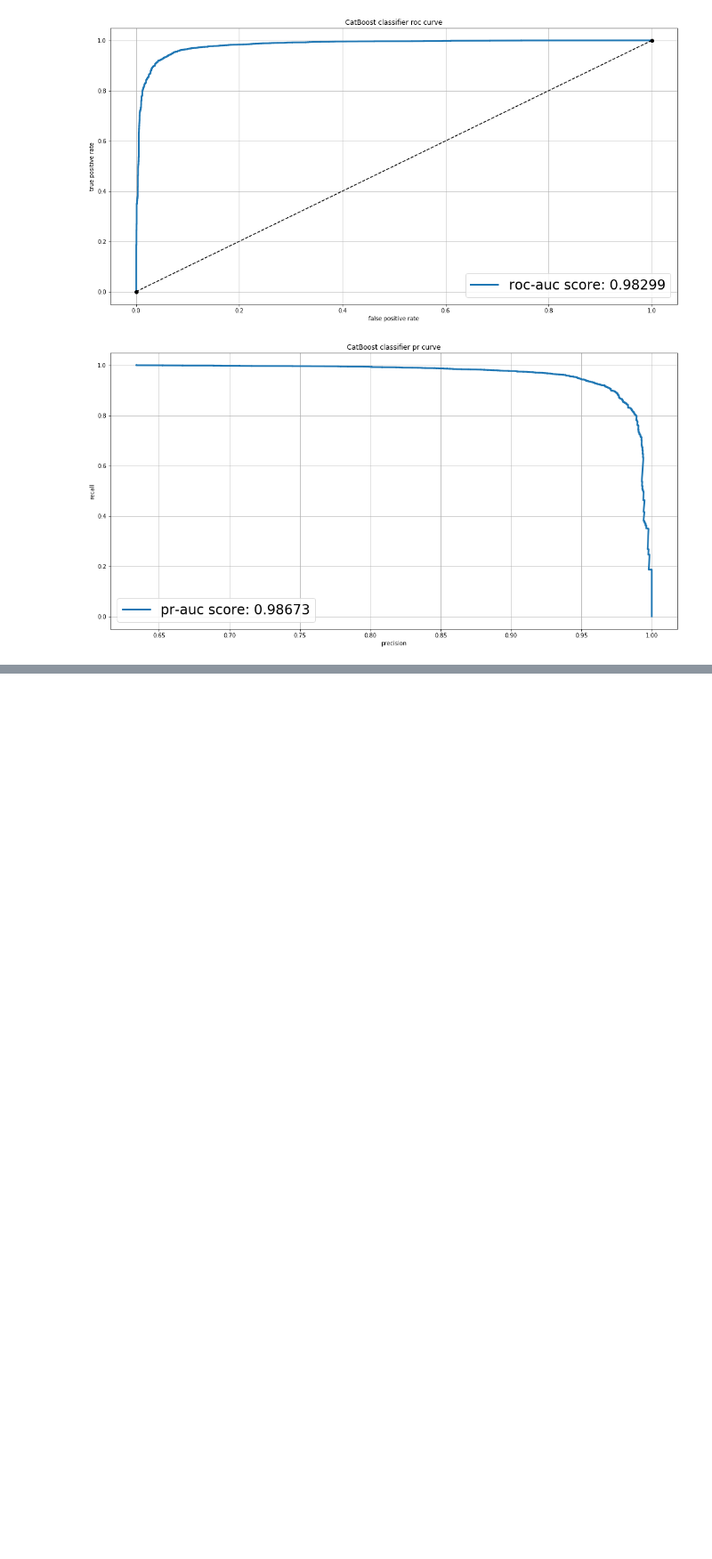
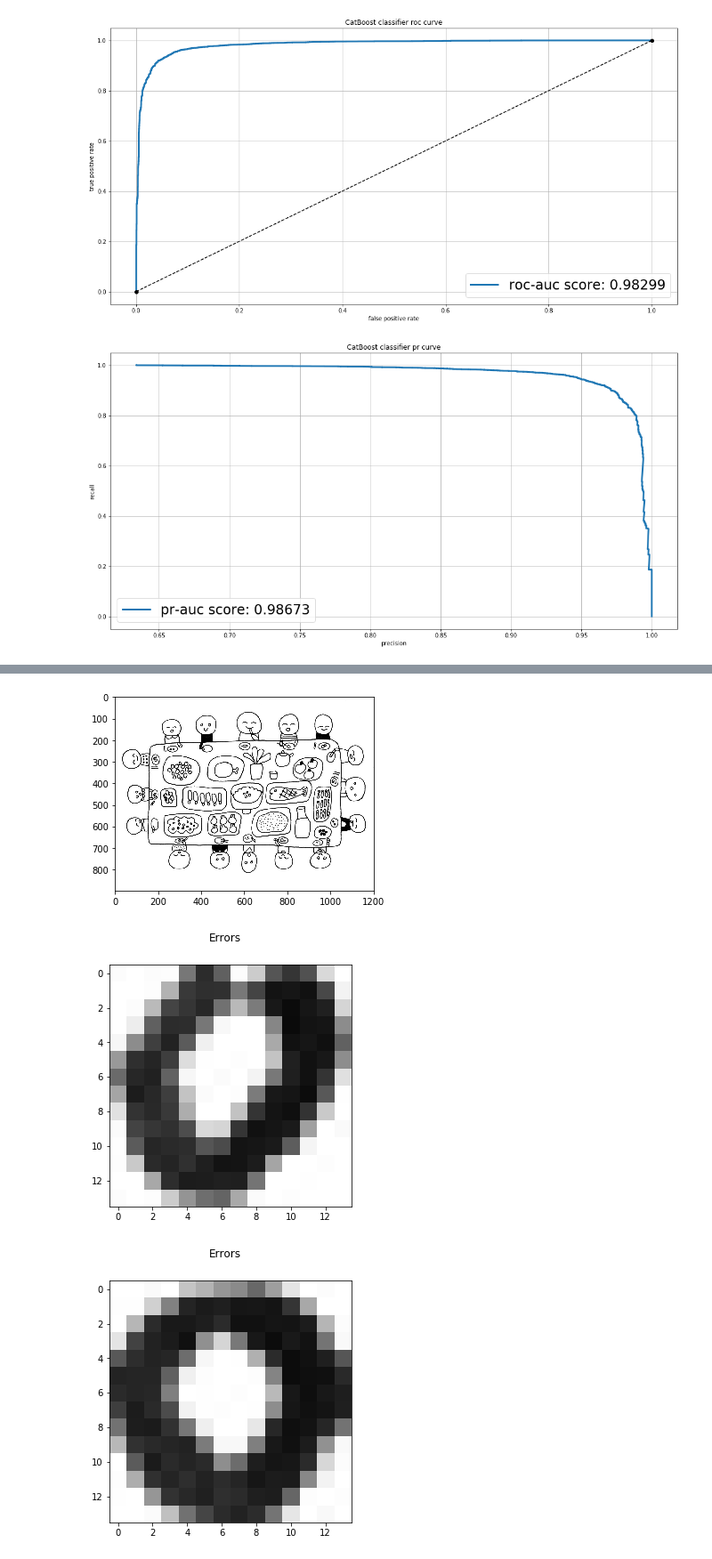
Before and after one commit to Thorn461/Documents_Processing, a Jupyter notebook: 2 - DA/DA.ipynb, the cells around one changed output, grey strips where cells are left out. Shown: that part at 89% size. Saved outputs shown, nothing was run; the diff lists cells and outputs as text; code cells hidden in the pictures; blank space fills up the shorter version.

```diff
--- a/2 - DA/DA.ipynb
+++ b/2 - DA/DA.ipynb
@@ -212,0 +188,38 @@ Predicted as non-text: 111 blocks
+# %%
+# Посмотрим ггде он больше всего ошибся
+choosen_xml = './Nontext/938.xml'
+choosen_img = './Nontext/938.jpg'
+# %%
+x = parse_img(choosen_xml)
+imshow(Image.open(choosen_img))
+predictions = best_clf.predict(x)
+ones = (predictions == 1).sum()
+zeroes = (predictions == 0).sum()
+
+false_predicted = [i for i in range(len(predictions)) if predictions[i] == 1]
+cropped_ims = []
+im = Image.open(choosen_img)
+
+for index in false_predicted:
+    crop_rectangle = tuple(x[index][-4:])
+    cropped_ims.append(im.crop(crop_rectangle))
+
+for cropped_im in tqdm.tqdm_notebook(cropped_ims[:10]):
+    plt.figure(figsize=(7, 5))
+    plt.imshow(cropped_im)
+    plt.suptitle("Errors")
+    plt.show()
+
+for filename in os.listdir(text_dir):
+    if filename[-3:].lower() == 'xml':
+        continue
+    choosen_xml = text_dir + '/' + filename[:-3] + 'xml'
+    choosen_img = text_dir + '/' + filename
+    #print(choosen_xml, choosen_img)
+    x = parse_img(choosen_xml)
+    imshow(Image.open(choosen_img))
+    predictions = best_clf.predict(x)
+    ones = (predictions == 1).sum()
+    zeroes = (predictions == 0).sum()
+    print(filename, ones, zeroes, zeroes/(ones+zeroes))
+# %% [output]
@@ -212,0 +227,3 @@ Predicted as non-text: 111 blocks
+[figure, added]
+[figure, added]
+[figure, added]
```
Also changed, not shown: parts of 20 cells of this notebook.
